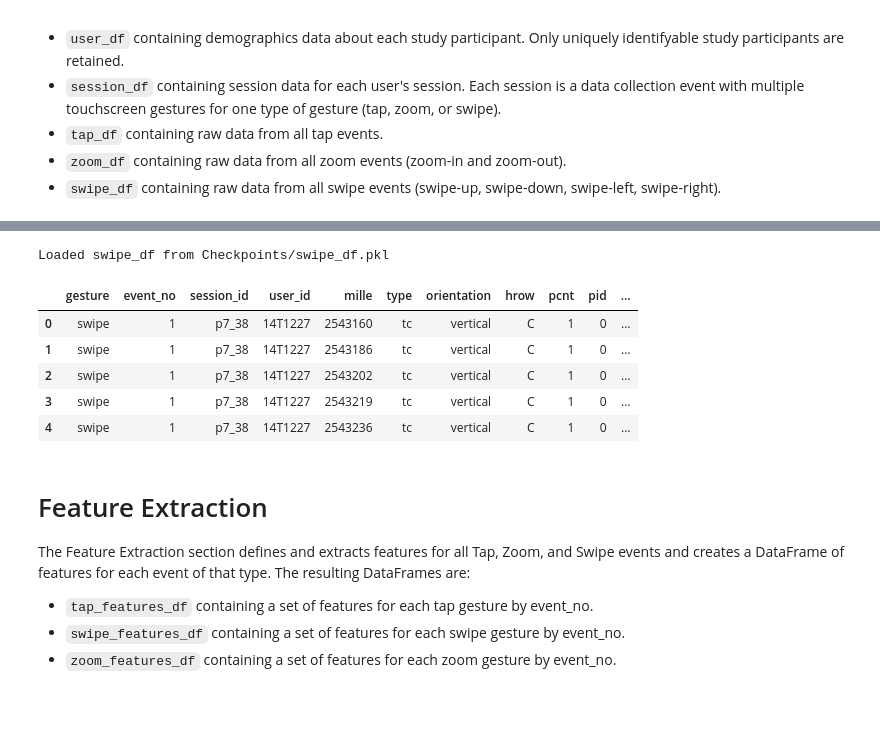
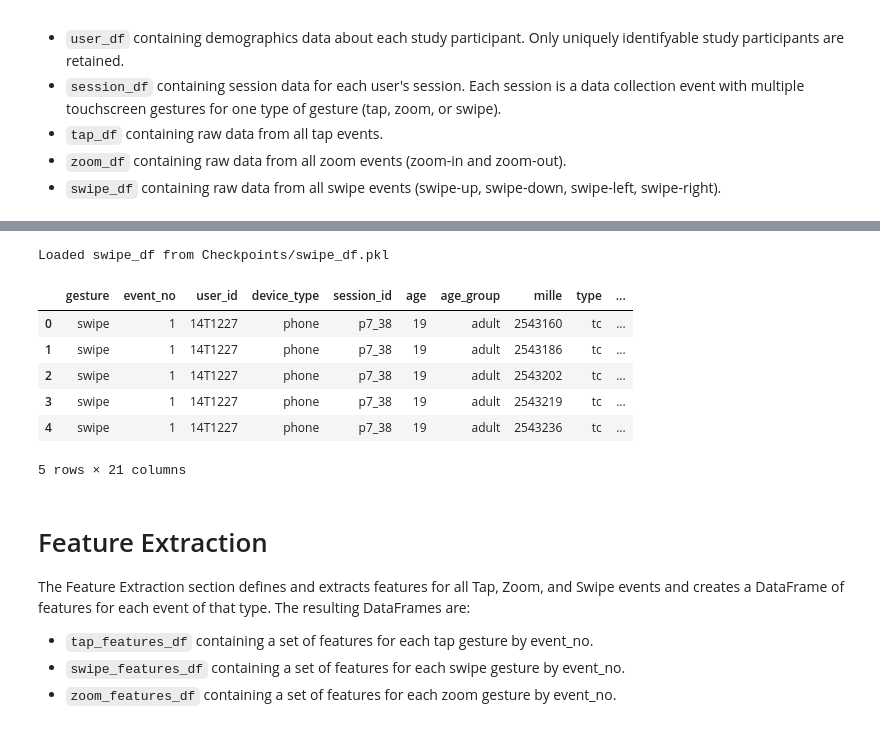
Before and after one commit to tbirms/ChildSafetyProject, a Jupyter notebook: Notebooks/age-group-classification-parallel-fusion.ipynb, the cells around one changed output, grey strips where cells are left out. Saved outputs shown, nothing was run; the diff lists cells and outputs as text; code cells hidden in the pictures.

```diff
--- a/Notebooks/age-group-classification-parallel-fusion.ipynb
+++ b/Notebooks/age-group-classification-parallel-fusion.ipynb
@@ -733,6 +739,7 @@ def build_swipe_df():
     file_df = pd.DataFrame()
     file_dfs = list()
     swipe_df = pd.DataFrame()
+    user_df = get_user_df()
     session_df = get_session_df()
 
     # Select Event Source:
@@ -789,11 +796,27 @@ def build_swipe_df():
             if 'src' in file_df:
                 file_df = file_df.drop(columns=['src'])
 
-            # Insert user_id and session_id from session dataframe
+            # get user id
             user_id = session_df.loc[session_df['session_id']
                                      == session_id, 'user_id'].iloc[0]
-            file_df.insert(0, 'session_id', session_id)
-            file_df.insert(1, 'user_id', user_id)
+
+            # get age
+            age = user_df.loc[user_df['user_id'] == user_id, 'age'].iloc[0]
+
+            # get age group
+            age_group = user_df.loc[user_df['user_id']
+                                    == user_id, 'age_group'].iloc[0]
+
+            # get device type
+            device_type = session_df.loc[session_df['session_id']
+                                         == session_id, 'device_type'].iloc[0]
+
+            # Insert user_id and session_id from session dataframe
+            file_df.insert(0, 'user_id', user_id)
+            file_df.insert(1, 'device_type', device_type)
+            file_df.insert(2, 'session_id', session_id)
+            file_df.insert(3, 'age', age)
+            file_df.insert(4, 'age_group', age_group)
 
             # Append to list of all file dataframes
             file_dfs.append(file_df)
@@ -839,21 +862,17 @@ def build_swipe_df():
     swipe_df['vy'] = swipe_df['vy'].replace([np.inf, -np.inf], 0)
 
     return swipe_df
-
-
-# return swipe_df as global variable
-swipe_df = get_swipe_df()
-# %% [output]
-Loaded swipe_df from Checkpoints/swipe_df.pkl
 # %%
-swipe_df.head()
+get_swipe_df().head()
 # %% [output]
+Loaded swipe_df from Checkpoints/swipe_df.pkl
-|  | gesture | event_no | session_id | user_id | mille | type | orientation | hrow | pcnt | pid | ... |
-| 0 | swipe | 1 | p7_38 | 14T1227 | 2543160 | tc | vertical | C | 1 | 0 | ... |
-| 1 | swipe | 1 | p7_38 | 14T1227 | 2543186 | tc | vertical | C | 1 | 0 | ... |
-| 2 | swipe | 1 | p7_38 | 14T1227 | 2543202 | tc | vertical | C | 1 | 0 | ... |
-| 3 | swipe | 1 | p7_38 | 14T1227 | 2543219 | tc | vertical | C | 1 | 0 | ... |
-| 4 | swipe | 1 | p7_38 | 14T1227 | 2543236 | tc | vertical | C | 1 | 0 | ... |
+|  | gesture | event_no | user_id | device_type | session_id | age | age_group | mille | type | ... |
+| 0 | swipe | 1 | 14T1227 | phone | p7_38 | 19 | adult | 2543160 | tc | ... |
+| 1 | swipe | 1 | 14T1227 | phone | p7_38 | 19 | adult | 2543186 | tc | ... |
+| 2 | swipe | 1 | 14T1227 | phone | p7_38 | 19 | adult | 2543202 | tc | ... |
+| 3 | swipe | 1 | 14T1227 | phone | p7_38 | 19 | adult | 2543219 | tc | ... |
+| 4 | swipe | 1 | 14T1227 | phone | p7_38 | 19 | adult | 2543236 | tc | ... |
+5 rows × 21 columns
 # %% [markdown]
 # Feature Extraction
 The Feature Extraction section defines and extracts features for all Tap, Zoom, and Swipe events and creates a DataFrame of features for each event of that type. The resulting DataFrames are:
```
Also changed, not shown: parts of 75 cells of this notebook.
